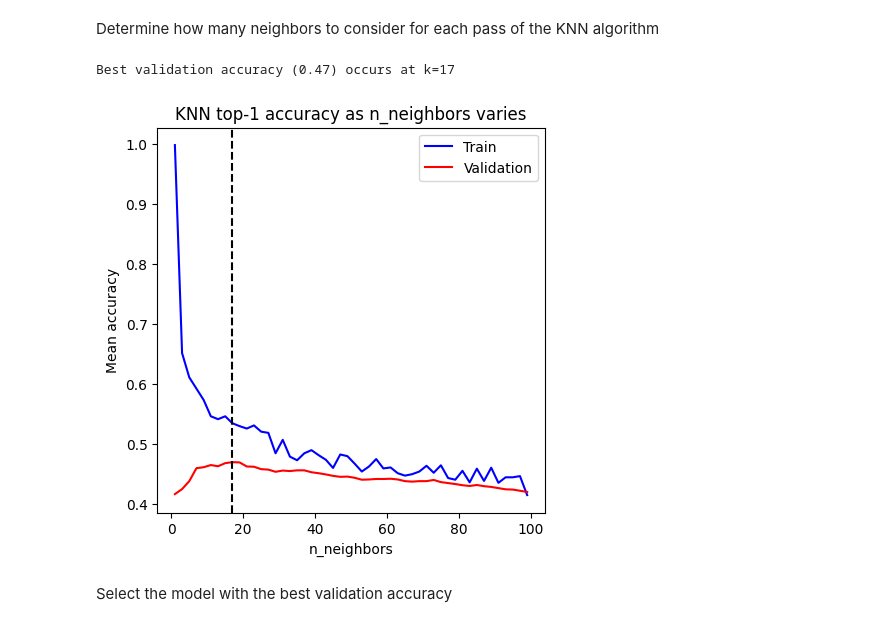
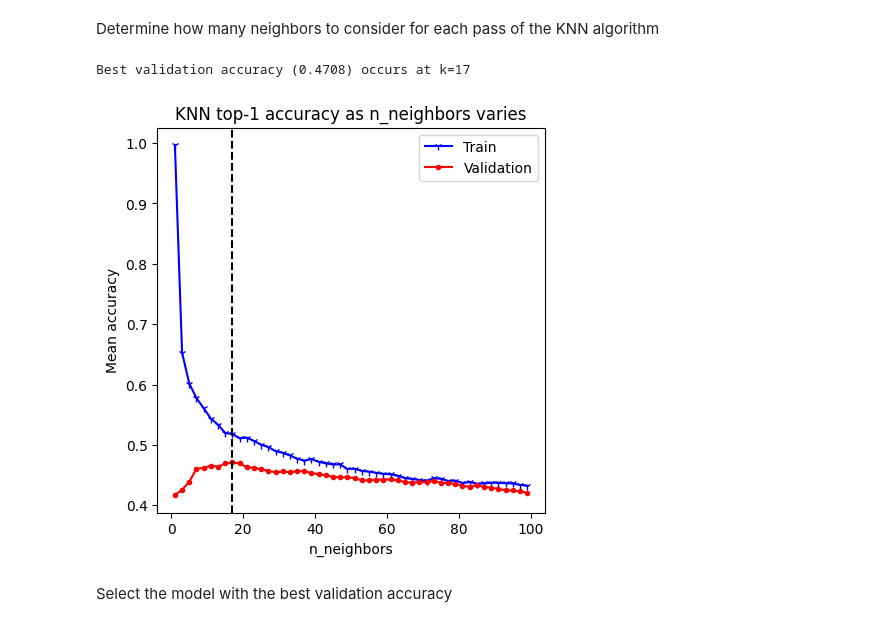
Before and after one commit to bradenkwebb/adeptID_test, a Jupyter notebook: notebook.ipynb, the cells around one changed output. Saved outputs shown, nothing was run; the diff lists cells and outputs as text; code cells hidden in the pictures.

```diff
--- a/notebook.ipynb
+++ b/notebook.ipynb
@@ -25,11 +26,17 @@ valid, test = train_test_split(not_train, test_size=0.5, random_state=42)
 len(train), len(valid), len(test)
 # %% [output]
 (45000, 2500, 2500)
+# %%
+onet_list = pd.read_csv('2019_Occupations.csv')
+onet_list.rename(columns={'O*NET-SOC 2019 Code': 'ONET', 'O*NET-SOC 2019 Title': 'ONET_NAME', 'O*NET-SOC 2019 Description': 'BODY'}, inplace=True)
+onet_list['ID'] = onet_list['ONET'].apply(lambda x: 'definition_' + x)
+
+train = pd.concat([train, onet_list])
 # %% [markdown]
 Create vector database (with chromadb) to store embeddings, with a collection for each partition
 # %%
 client = chromadb.PersistentClient(path='vectordb')
 sentence_transformer_ef = embedding_functions.SentenceTransformerEmbeddingFunction(model_name="all-MiniLM-L6-v2")
-train_collection = client.get_or_create_collection(name='onet_train', embedding_function=sentence_transformer_ef)
-val_collection = client.get_or_create_collection(name='onet_val', embedding_function=sentence_transformer_ef)
-test_collection = client.get_or_create_collection(name='onet_test', embedding_function=sentence_transformer_ef)
+train_collection = client.get_collection(name='onet_train', embedding_function=sentence_transformer_ef)
+val_collection = client.get_collection(name='onet_val', embedding_function=sentence_transformer_ef)
+test_collection = client.get_collection(name='onet_test', embedding_function=sentence_transformer_ef)
@@ -81,35 +82,35 @@ Determine how many neighbors to consider for each pass of the KNN algorithm
 def compute_accs(dfs: List[pd.DataFrame], ks: List[float], seed : int=42) -> List[float]:
     accs = [[] for _ in dfs]
     for k in tqdm(ks):
-        neigh = KNeighborsClassifier(n_neighbors=k)
-        neigh.fit(X, y)
+        model = KNeighborsClassifier(n_neighbors=k)
+        model.fit(X, y)
         for i, df in enumerate(dfs):
             if len(df) > 2500:
                 s = df.sample(2500, random_state=seed)
             else:
                 s = df
-            accs[i].append(neigh.score(s['embeddings'].tolist(), s['ONET'].tolist()))
+            accs[i].append(model.score(s['embeddings'].tolist(), s['ONET'].tolist()))
     return accs
 # %%
 fig, ax = plt.subplots(figsize=(5, 5))
 
 ks = list(range(1, 100, 2))
 train_accs = []
 val_accs = []
 train_accs, val_accs = compute_accs([train, valid], ks) # this takes a while to run!
-ax.plot(ks, train_accs, c='b')
-ax.plot(ks, val_accs, c='r')
+ax.plot(ks, train_accs, c='b', marker='1')
+ax.plot(ks, val_accs, c='r', marker='.')
 best_k = ks[np.argmax(val_accs)]
 ax.axvline(best_k, c='k', linestyle='--', )
 ax.set_xlabel('n_neighbors')
 ax.set_ylabel('Mean accuracy')
 ax.legend(['Train', 'Validation'])
 ax.set_title('KNN top-1 accuracy as n_neighbors varies')
 print(f"Best validation accuracy ({max(val_accs)}) occurs at k={best_k}")
 plt.show()
 # %% [output]
-Best validation accuracy (0.47) occurs at k=17
+Best validation accuracy (0.4708) occurs at k=17
-[figure, old version]
+[figure, new version]
 # %% [markdown]
 Select the model with the best validation accuracy
 # %%
```
Also changed, not shown: parts of 7 cells of this notebook, 1 other file.
